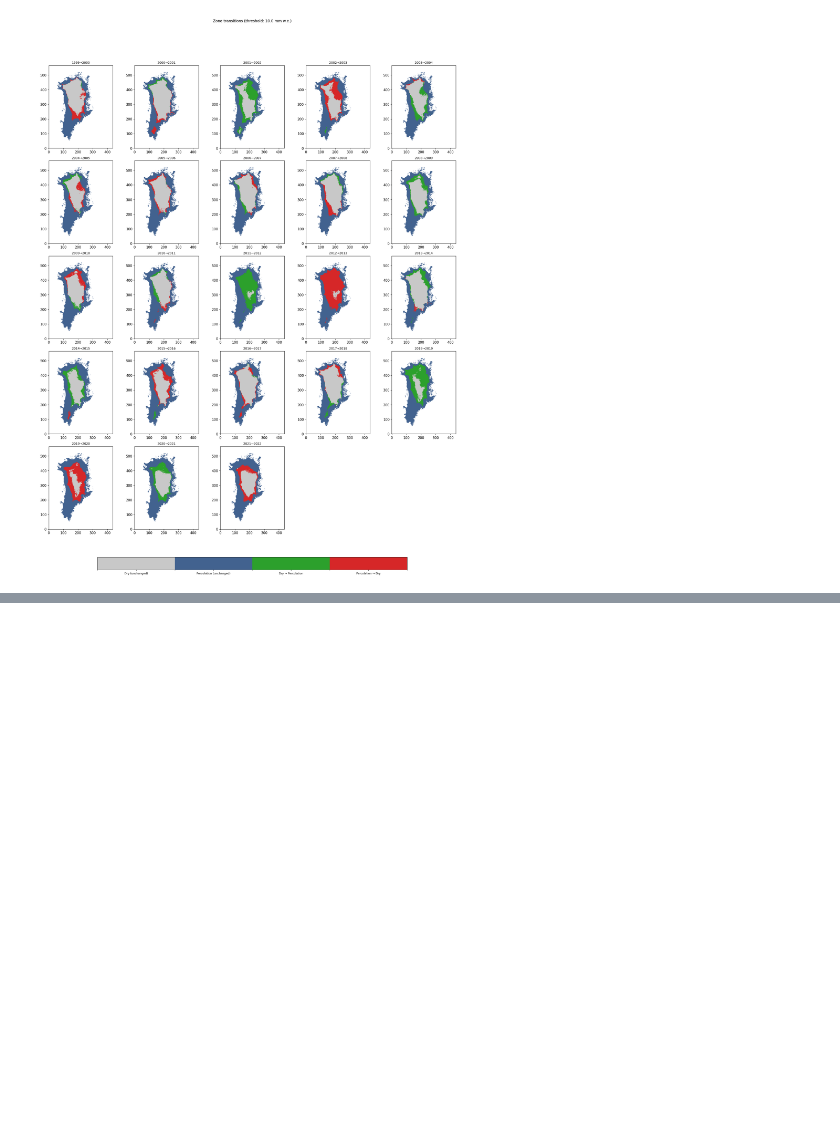
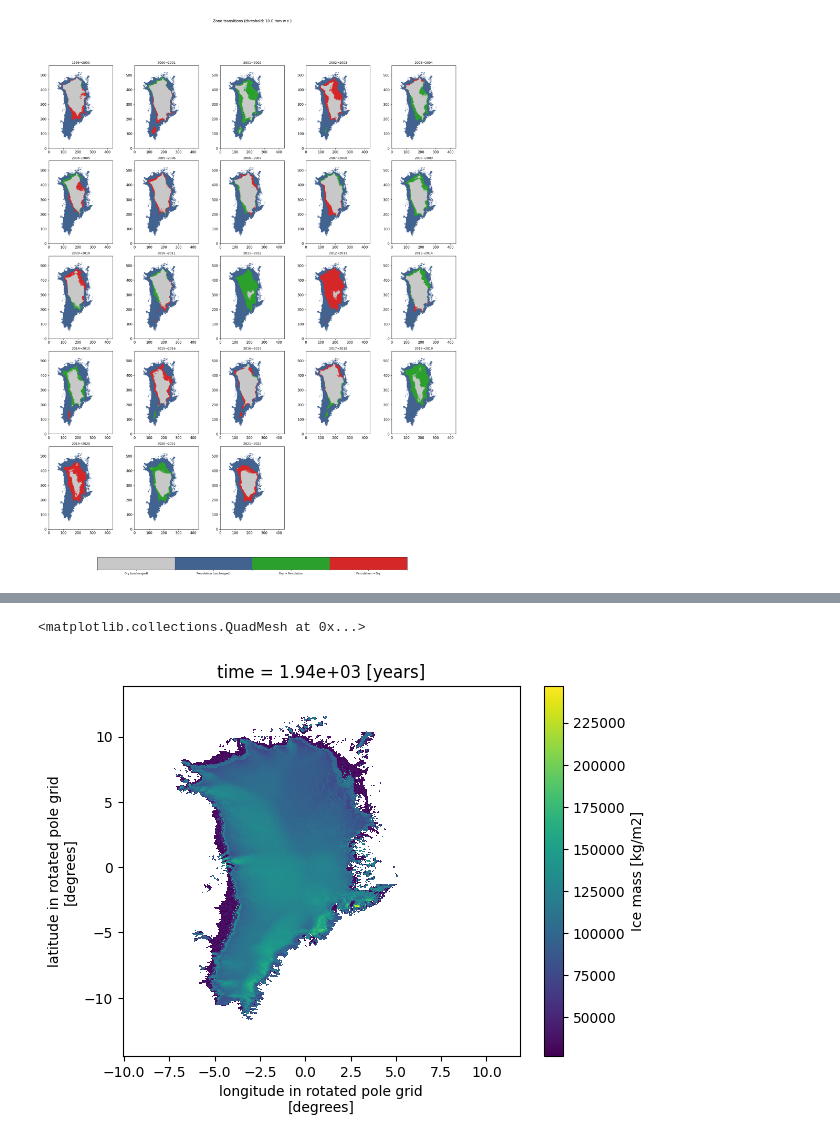
Before and after one commit to IMAU-ice-and-climate/IMAU-FDM, a Jupyter notebook: research/research_visualization.ipynb, the cells around one changed output, grey strips where cells are left out. Drawn from its saved outputs; the diff is of its cells as text; code cells hidden in the pictures; blank space fills up the shorter version.

```diff
--- a/research/research_visualization.ipynb
+++ b/research/research_visualization.ipynb
@@ -312,4 +310,3 @@ plt.show()
 # %%
-ds = xr.open_dataset("/home/nld4814/scratch/run_FGRN055-era055_1939-2023/post-process/FDM_icemass_FGRN055_1939-2023_10day.nc", decode_times=False)
-
-ds
+import xarray as xr
+ds = xr.open_dataset("/home/nld4814/scratch/run_FGRN055-era055_1939-2023/post-process/FDM_icemass_FGRN055_1939-2023_10day.nc")
@@ -315,0 +333,5 @@ ds
+# %%
+ds.icemass.isel(time=0).plot()
+# %% [output]
+<matplotlib.collections.QuadMesh at 0x...>
+[figure, added]
```
Also changed, not shown: parts of 7 cells of this notebook, 24 other files.
